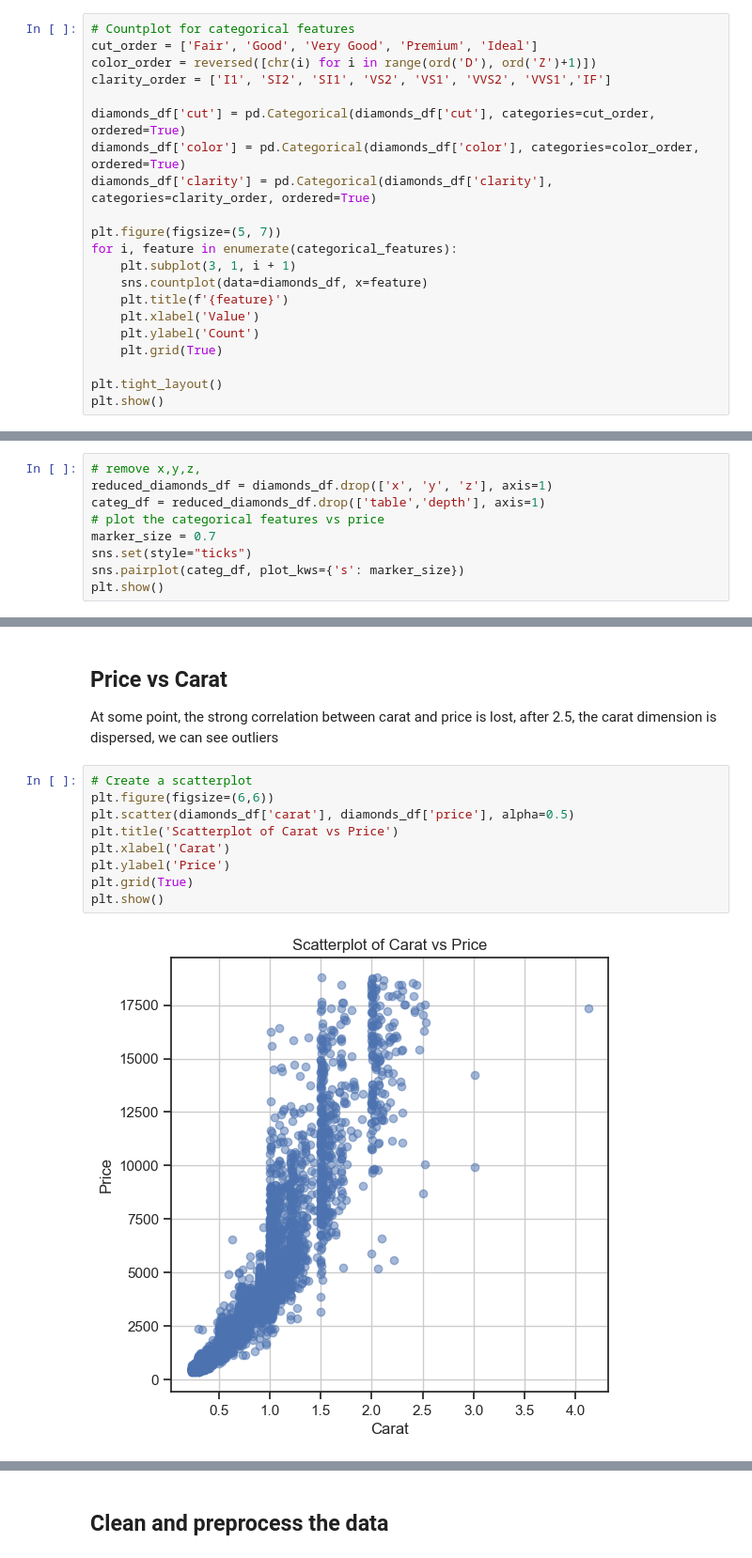
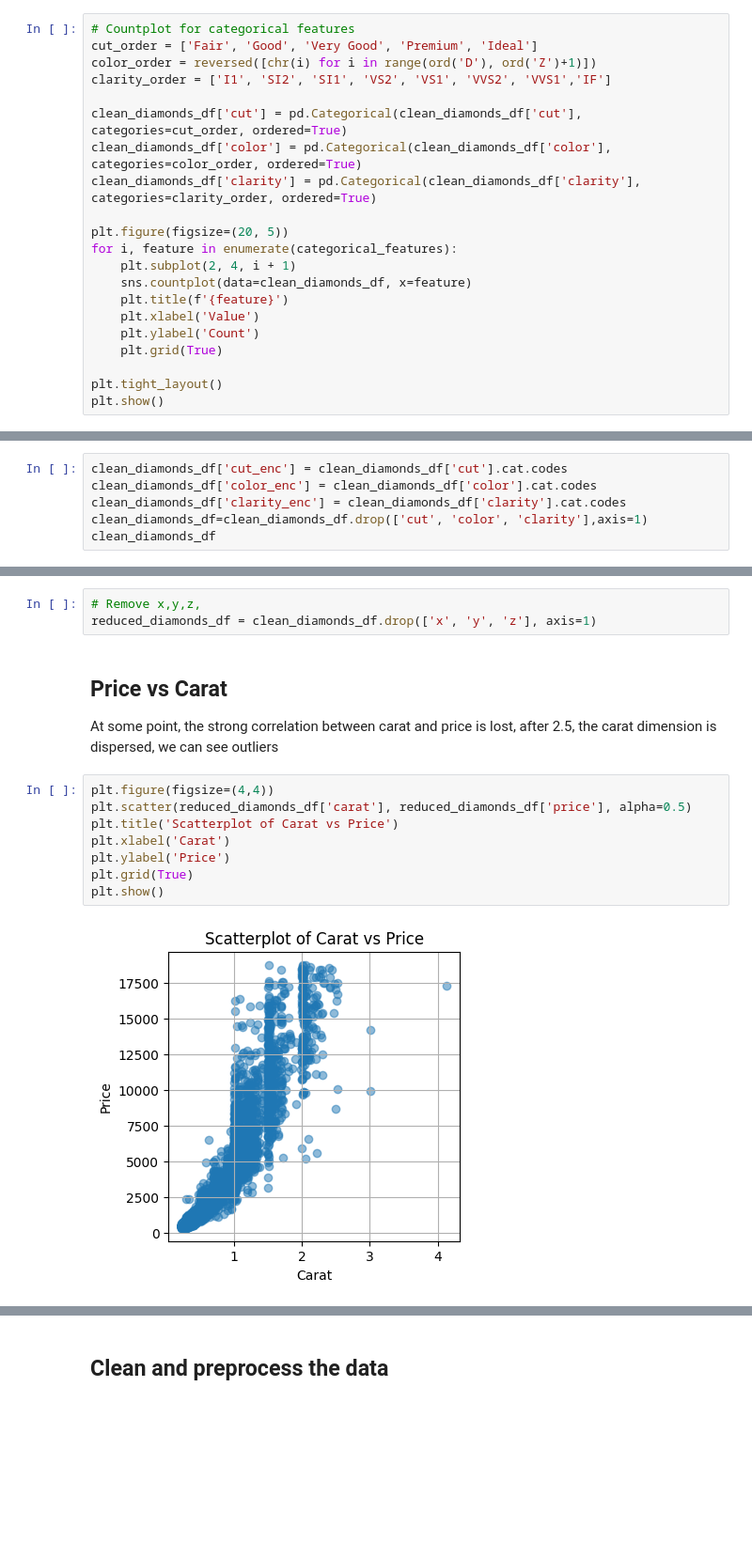
Before and after one commit to matildao-pane/xtream-ai-assignment-engineer, a Jupyter notebook: challenge_1/Data_exploration.ipynb, the cells around one changed output, grey strips where cells are left out. Shown at 94% size. Cells and saved outputs as stored; diff of their text form; blank space fills up the shorter version.

```diff
--- a/challenge_1/Data_exploration.ipynb
+++ b/challenge_1/Data_exploration.ipynb
@@ -238,14 +265,14 @@ cut_order = ['Fair', 'Good', 'Very Good', 'Premium', 'Ideal']
 color_order = reversed([chr(i) for i in range(ord('D'), ord('Z')+1)])
 clarity_order = ['I1', 'SI2', 'SI1', 'VS2', 'VS1', 'VVS2', 'VVS1','IF']
 
-diamonds_df['cut'] = pd.Categorical(diamonds_df['cut'], categories=cut_order, ordered=True)
-diamonds_df['color'] = pd.Categorical(diamonds_df['color'], categories=color_order, ordered=True)
-diamonds_df['clarity'] = pd.Categorical(diamonds_df['clarity'], categories=clarity_order, ordered=True)
+clean_diamonds_df['cut'] = pd.Categorical(clean_diamonds_df['cut'], categories=cut_order, ordered=True)
+clean_diamonds_df['color'] = pd.Categorical(clean_diamonds_df['color'], categories=color_order, ordered=True)
+clean_diamonds_df['clarity'] = pd.Categorical(clean_diamonds_df['clarity'], categories=clarity_order, ordered=True)
 
-plt.figure(figsize=(5, 7))
+plt.figure(figsize=(20, 5))
 for i, feature in enumerate(categorical_features):
-    plt.subplot(3, 1, i + 1)
-    sns.countplot(data=diamonds_df, x=feature)
+    plt.subplot(2, 4, i + 1)
+    sns.countplot(data=clean_diamonds_df, x=feature)
     plt.title(f'{feature}')
     plt.xlabel('Value')
     plt.ylabel('Count')
@@ -294,0 +314,6 @@ diamonds_df
+# %%
+clean_diamonds_df['cut_enc'] = clean_diamonds_df['cut'].cat.codes
+clean_diamonds_df['color_enc'] = clean_diamonds_df['color'].cat.codes
+clean_diamonds_df['clarity_enc'] = clean_diamonds_df['clarity'].cat.codes
+clean_diamonds_df=clean_diamonds_df.drop(['cut', 'color', 'clarity'],axis=1)
+clean_diamonds_df
@@ -328,9 +371,0 @@ In conclusion x,y,z, can be removed from the dataset
-# %%
-# remove x,y,z,
-reduced_diamonds_df = diamonds_df.drop(['x', 'y', 'z'], axis=1)
-categ_df = reduced_diamonds_df.drop(['table','depth'], axis=1)
-# plot the categorical features vs price
-marker_size = 0.7
-sns.set(style="ticks")
-sns.pairplot(categ_df, plot_kws={'s': marker_size})
-plt.show()
@@ -343,15 +372,17 @@ not visible correlation with this features
+# %%
+# Remove x,y,z,
+reduced_diamonds_df = clean_diamonds_df.drop(['x', 'y', 'z'], axis=1)
 # %% [markdown]
 ## Price vs Carat
 
 At some point, the strong correlation between carat and price is lost, after 2.5, the carat dimension is dispersed, we can see outliers
 # %%
-# Create a scatterplot
-plt.figure(figsize=(6,6))
-plt.scatter(diamonds_df['carat'], diamonds_df['price'], alpha=0.5)
+plt.figure(figsize=(4,4))
+plt.scatter(reduced_diamonds_df['carat'], reduced_diamonds_df['price'], alpha=0.5)
 plt.title('Scatterplot of Carat vs Price')
 plt.xlabel('Carat')
 plt.ylabel('Price')
 plt.grid(True)
 plt.show()
 # %% [output]
-[figure, old version]
+[figure, new version]
```
Also changed, not shown: parts of 46 cells of this notebook, 2 other files.
